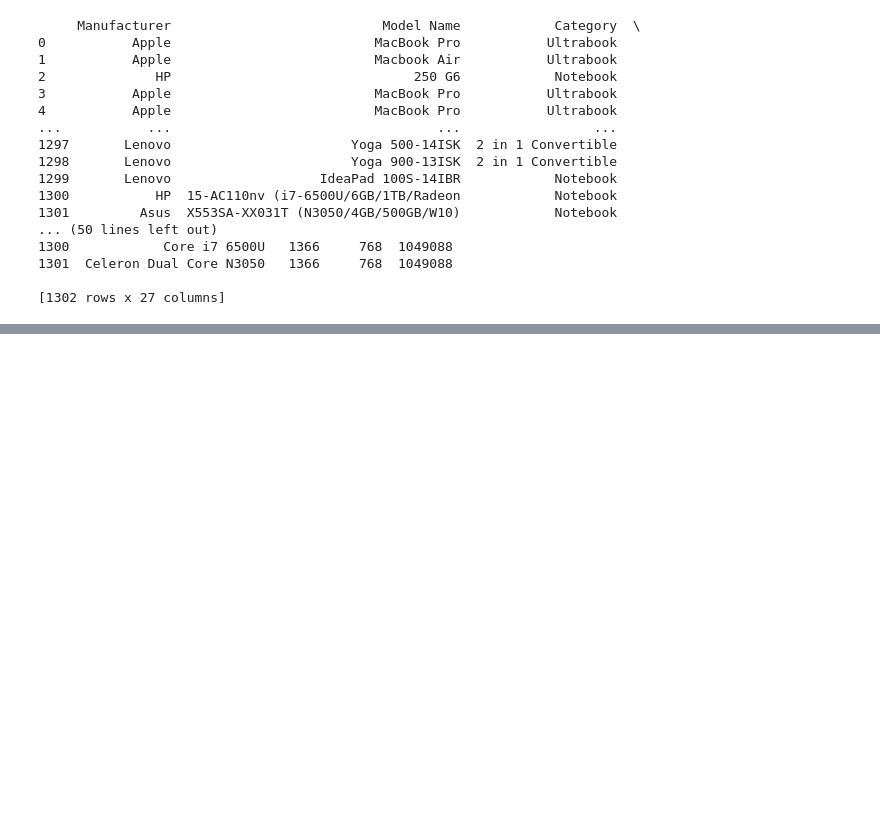
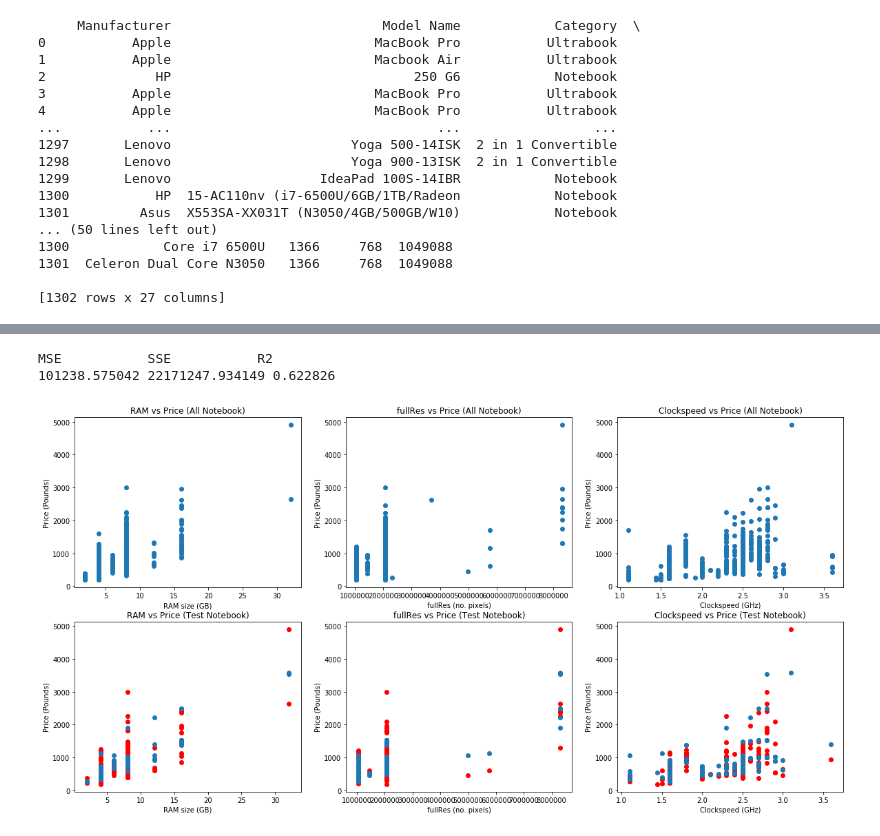
Before and after one commit to nicholasm185/Data-Science-Final-Project, a Jupyter notebook: multi_linear_regression.ipynb, the cells around one changed output, grey strips where cells are left out. Drawn from its saved outputs; the diff is of its cells as text; code cells hidden in the pictures; blank space fills up the shorter version.

```diff
--- a/multi_linear_regression.ipynb
+++ b/multi_linear_regression.ipynb
@@ -109,0 +100,19 @@ array([1387.24164706])
+# %%
+# Notebook
+note_x = Notebook[['RAM', 'fullRes', 'Clockspeed']].values
+note_y = Notebook['Price (Euros)'].values
+note_x_train, note_x_test, note_y_train, note_y_test = train_test_split(note_x, note_y, test_size = 0.3, random_state = 2201798761)
+note_regr = linear_model.LinearRegression()
+note_regr.fit(note_x_train, note_y_train)
+
+note_pred = note_regr.predict(note_x_test)
+note_mse = mean_squared_error(note_y_test, note_pred)
+note_sse = getSSE(note_pred, note_y_test)
+note_r2 = r2_score(note_y_test, note_pred)
+print('{:13}'.format('MSE'), '{:13}'.format('SSE'), '{:13}'.format('R2'))
+print('{:12f}'.format(note_mse), '{:12f}'.format(note_sse), '{:<12f}'.format(note_r2))
+plotResults(Notebook,"Notebook",note_y,note_x_test,note_y_test,note_pred)
+# %% [output]
+MSE           SSE           R2
+101238.575042 22171247.934149 0.622826
+[figure, added]
```
Also changed, not shown: parts of 23 cells of this notebook, 1 other file.
